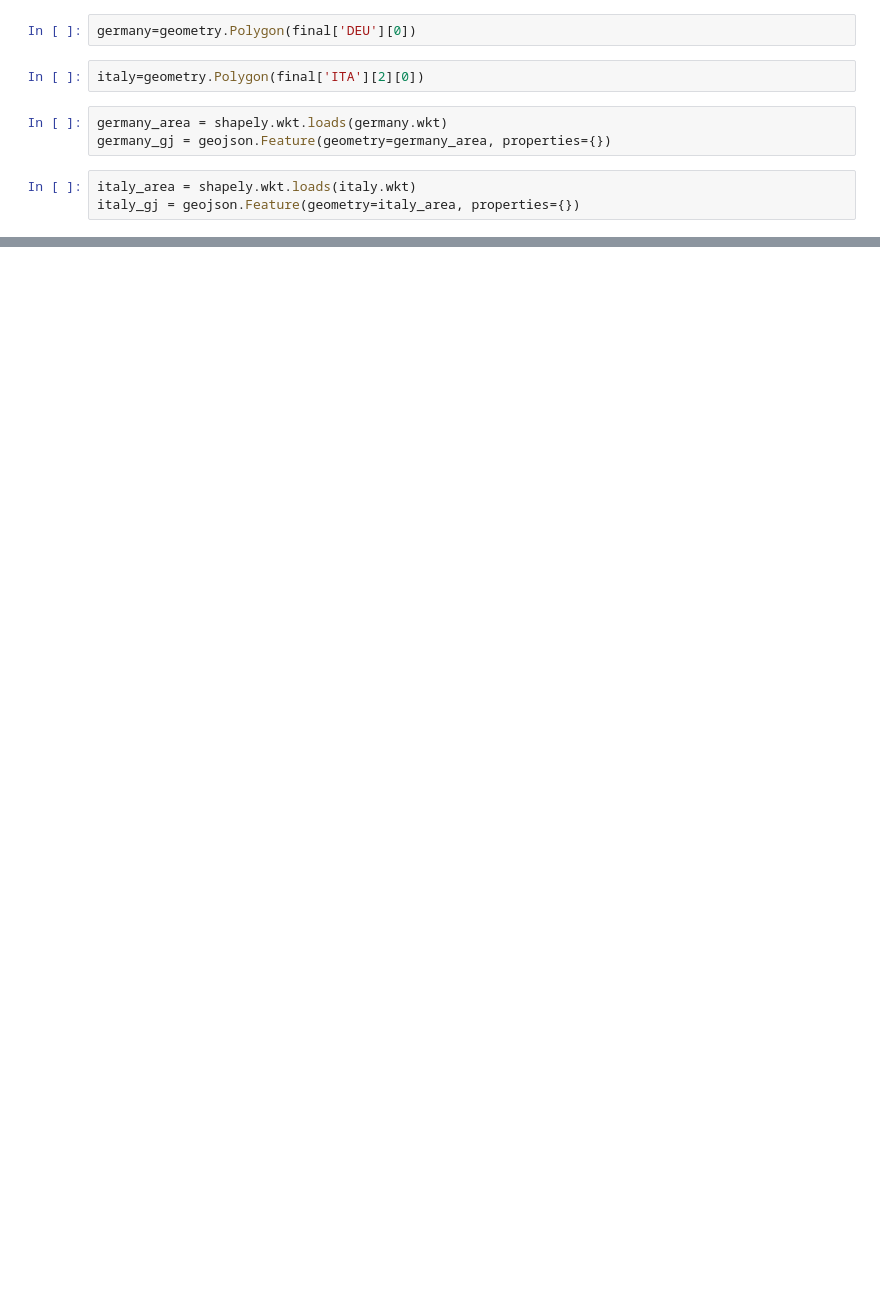
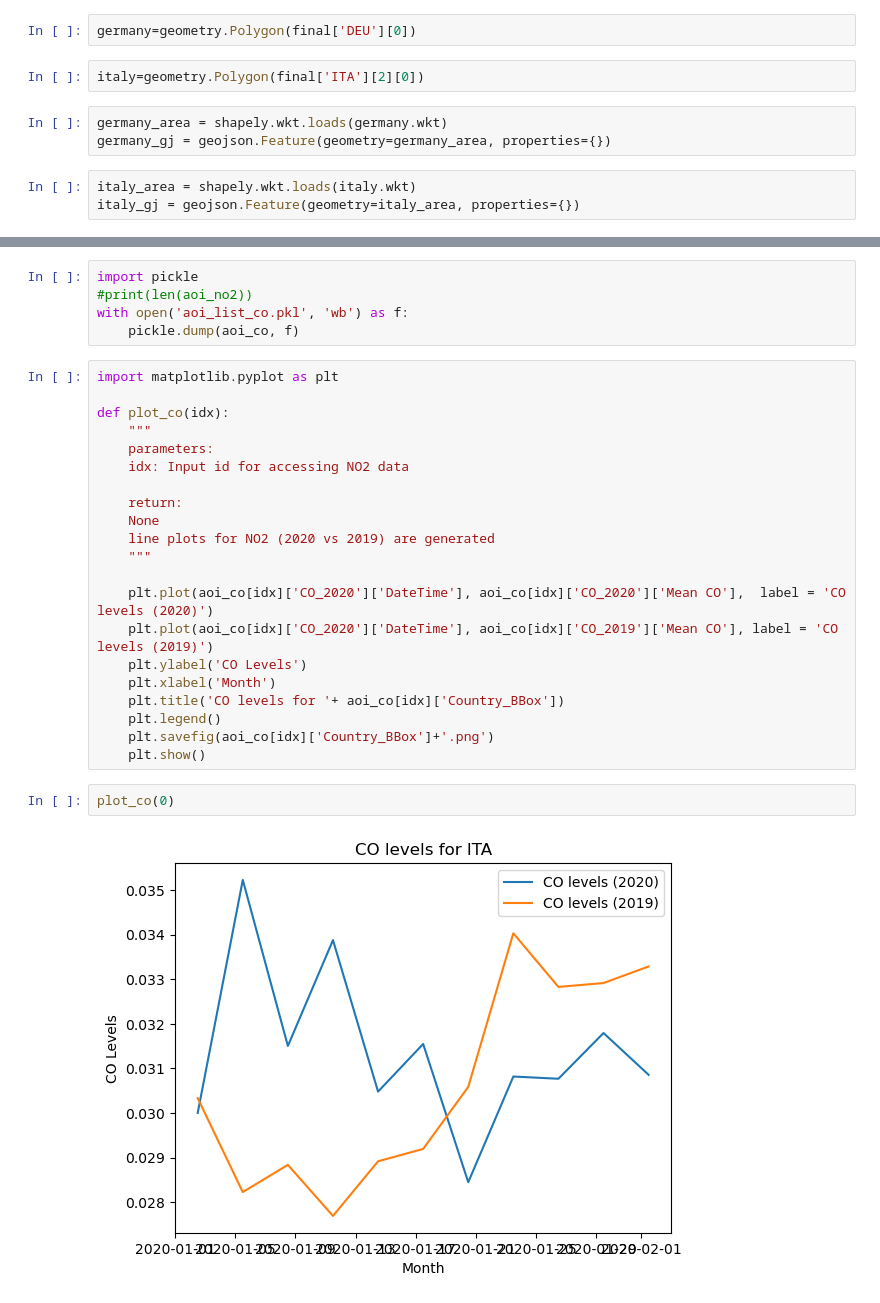
Before and after one commit to MachineLearningJournalClub/EOChallenge, a Jupyter notebook: states.ipynb, the cells around one changed output, grey strips where cells are left out. Cells and saved outputs as stored; diff of their text form; blank space fills up the shorter version.

```diff
--- a/states.ipynb
+++ b/states.ipynb
@@ -59,0 +290,30 @@ sh_credentials.update(api_url='https://creodias.sentinel-hub.com')
+# %%
+import pickle
+#print(len(aoi_no2))
+with open('aoi_list_co.pkl', 'wb') as f:
+    pickle.dump(aoi_co, f)
+# %%
+import matplotlib.pyplot as plt
+
+def plot_co(idx):
+    """
+    parameters:
+    idx: Input id for accessing NO2 data
+
+    return:
+    None
+    line plots for NO2 (2020 vs 2019) are generated
+    """
+
+    plt.plot(aoi_co[idx]['CO_2020']['DateTime'], aoi_co[idx]['CO_2020']['Mean CO'],  label = 'CO levels (2020)')
+    plt.plot(aoi_co[idx]['CO_2020']['DateTime'], aoi_co[idx]['CO_2019']['Mean CO'], label = 'CO levels (2019)')
+    plt.ylabel('CO Levels')
+    plt.xlabel('Month')
+    plt.title('CO levels for '+ aoi_co[idx]['Country_BBox'])
+    plt.legend()
+    plt.savefig(aoi_co[idx]['Country_BBox']+'.png')
+    plt.show()
+# %%
+plot_co(0)
+# %% [output]
+[figure, added]
```
Also changed, not shown: parts of 22 cells of this notebook, 1 other file.
